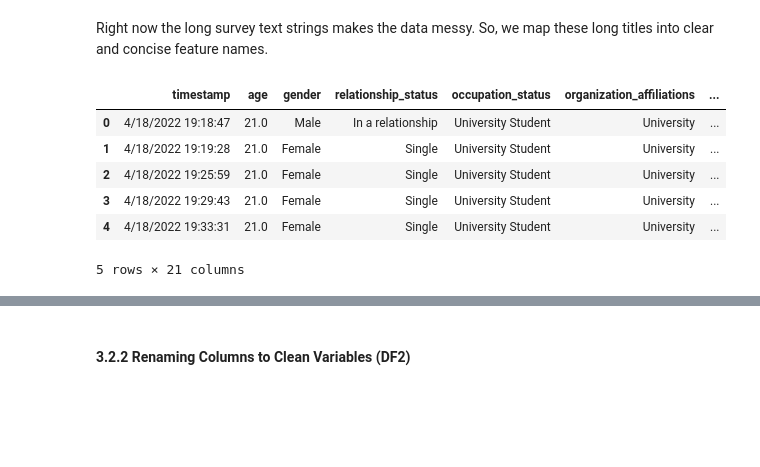
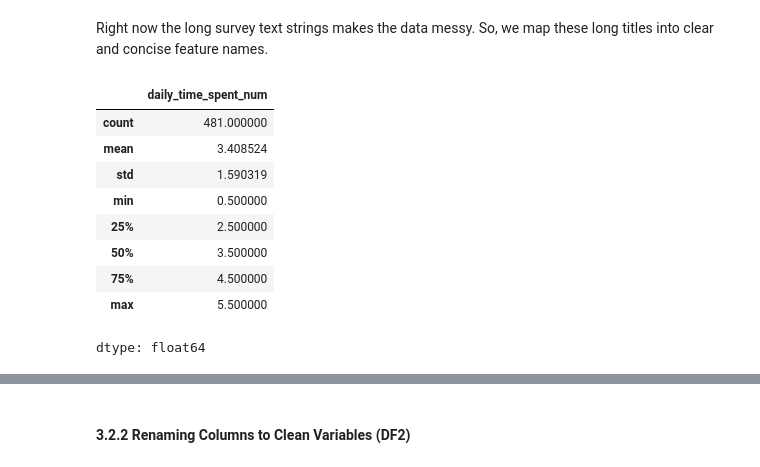
Before and after one commit to klyckman/CSMODEL, a Jupyter notebook: notebooks/Kodiak_Knowers_Notebook.ipynb, the cells around one changed output, grey strips where cells are left out. Saved outputs shown, nothing was run; the diff lists cells and outputs as text; code cells hidden in the pictures; blank space fills up the shorter version.

```diff
--- a/notebooks/Kodiak_Knowers_Notebook.ipynb
+++ b/notebooks/Kodiak_Knowers_Notebook.ipynb
@@ -91,8 +91,10 @@ df3_raw = pd.read_csv(DATA_DIR / "Social_Media_Impact_on_Daily_Lives.csv")
 #### **3.2.1 Renaming Columns to Clean Variables (DF1)**
 # %% [markdown]
 Right now the long survey text strings makes the data messy. So, we map these long titles into clear and concise feature names.
+# %%
+df1_clean = df1_raw.copy()
 # %%
-df1 = df1.rename(columns={
+df1_clean = df1_clean.rename(columns={
     'Timestamp': 'timestamp',
     '1. What is your age?': 'age',
     '2. Gender': 'gender',
@@ -115,13 +117,37 @@ df1 = df1.rename(columns={
     '19. On a scale of 1 to 5, how frequently does your interest in daily activities fluctuate?': 'interest_fluctuation',
     '20. On a scale of 1 to 5, how often do you face issues regarding sleep?': 'sleep_issue_scale'
 })
-# %%
-df1.head()
-# %% [output]
-|  | timestamp | age | gender | relationship_status | occupation_status | organization_affiliations | ... |
-| 0 | 4/18/2022 19:18:47 | 21.0 | Male | In a relationship | University Student | University | ... |
-| 1 | 4/18/2022 19:19:28 | 21.0 | Female | Single | University Student | University | ... |
-| 2 | 4/18/2022 19:25:59 | 21.0 | Female | Single | University Student | University | ... |
-| 3 | 4/18/2022 19:29:43 | 21.0 | Female | Single | University Student | University | ... |
-| 4 | 4/18/2022 19:33:31 | 21.0 | Female | Single | University Student | University | ... |
-5 rows × 21 columns
+# %%
+time_mapping = {
+    'Less than an Hour': 0.5,
+    'Between 1 and 2 hours': 1.5,
+    'Between 2 and 3 hours': 2.5,
+    'Between 3 and 4 hours': 3.5,
+    'Between 4 and 5 hours': 4.5,
+    'More than 5 hours': 5.5
+}
+
+df1_clean['daily_time_spent_num'] = df1_clean['daily_time_spent'].map(time_mapping)
+# %%
+def usage_group(hours):
+    if hours < 2:
+        return 'Low use'
+    elif hours < 4:
+        return 'Moderate use'
+    else:
+        return 'High use'
+
+df1_clean['usage_group'] = df1_clean['daily_time_spent_num'].apply(usage_group)
+# %%
+df1_clean['daily_time_spent_num'].describe()
+# %% [output]
+|  | daily_time_spent_num |
+| count | 481.000000 |
+| mean | 3.408524 |
+| std | 1.590319 |
+| min | 0.500000 |
+| 25% | 2.500000 |
+| 50% | 3.500000 |
+| 75% | 4.500000 |
+| max | 5.500000 |
+dtype: float64
```
Also changed, not shown: parts of 6 cells of this notebook.
